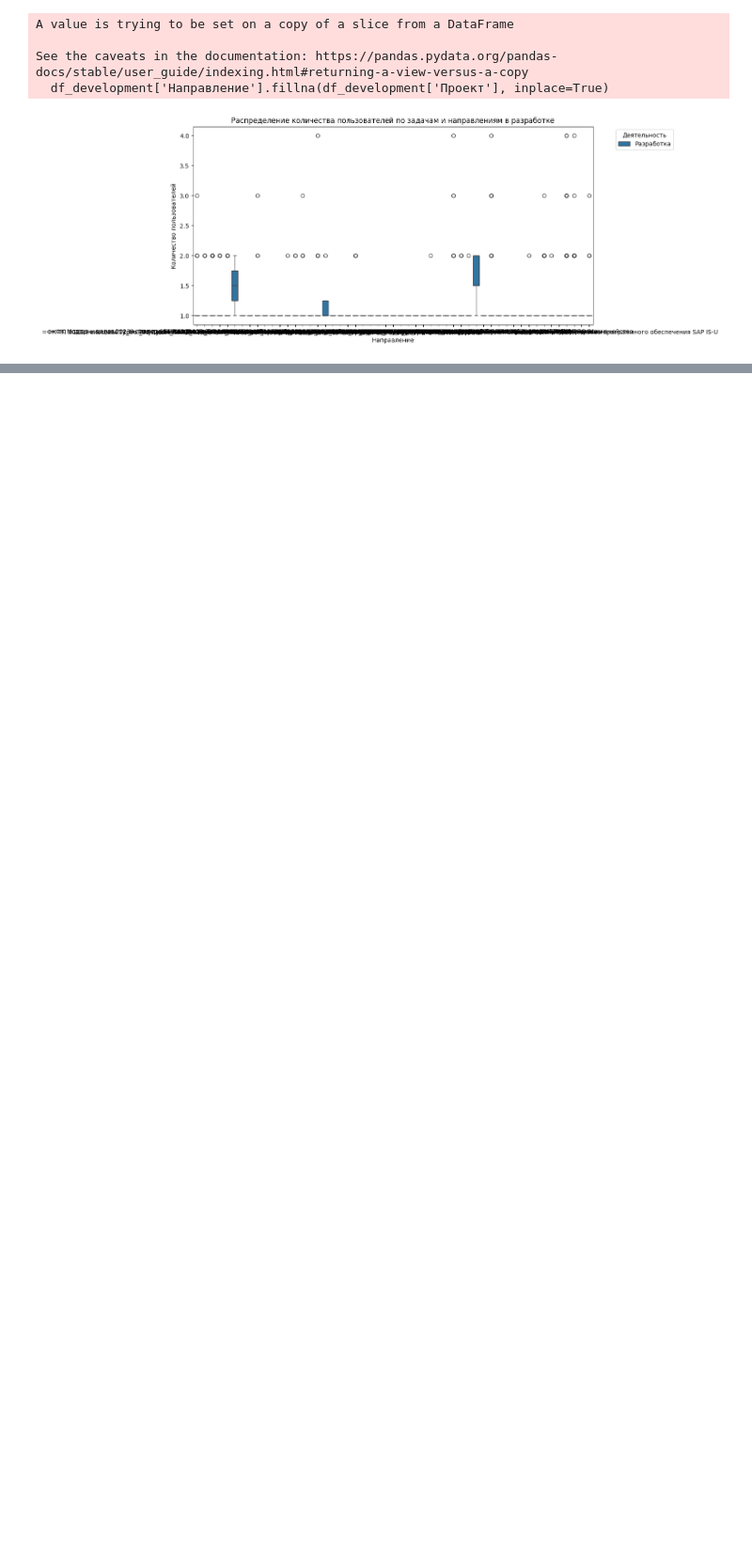
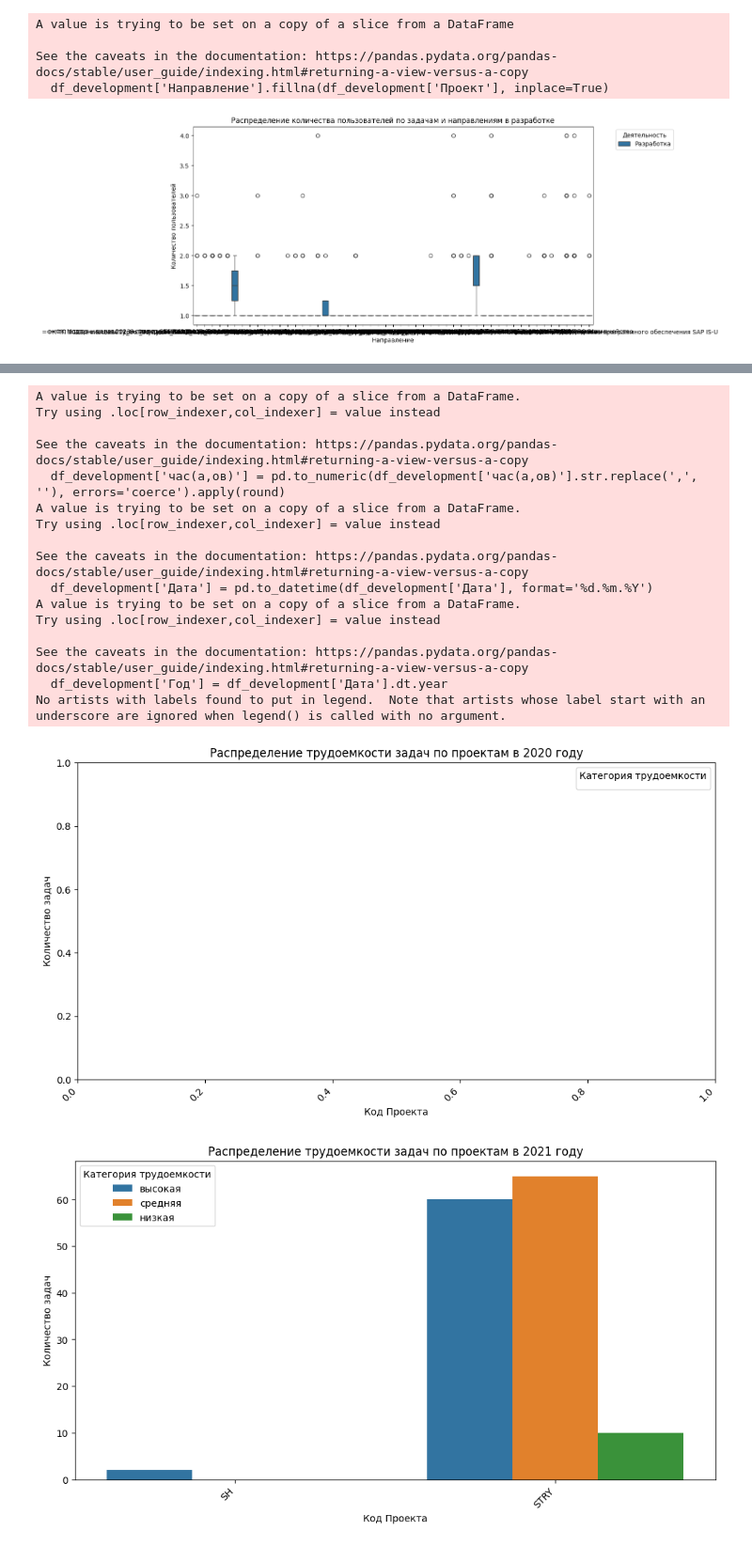
Before and after one commit to SofiFairyTell/BigData, a Jupyter notebook: BigData.ipynb, the cells around one changed output, grey strips where cells are left out. Shown at 94% size. Drawn from its saved outputs; the diff is of its cells as text; code cells hidden in the pictures; blank space fills up the shorter version.

```diff
--- a/BigData.ipynb
+++ b/BigData.ipynb
@@ -965,0 +1067,71 @@ ModuleNotFoundError: No module named 'sklearn'
+# %%
+import pandas as pd
+import matplotlib.pyplot as plt
+import seaborn as sns
+
+# Загрузка данных из файла timelog.csv
+df_timelog = pd.read_csv('timelog_with_project_code.csv')  # Укажите фактический путь к вашему файлу
+
+# Выбираем только задачи по деятельности "Разработка"
+df_development = df_timelog[df_timelog['Деятельность'] == 'Разработка']
+
+# Преобразование столбца "час(а,ов)" в числовой формат с округлением
+df_development['час(а,ов)'] = pd.to_numeric(df_development['час(а,ов)'].str.replace(',', ''), errors='coerce').apply(round)
+
+# Преобразование столбца 'Дата' в тип datetime с явным указанием формата даты
+df_development['Дата'] = pd.to_datetime(df_development['Дата'], format='%d.%m.%Y')
+
+# Создаем столбец с годом
+df_development['Год'] = df_development['Дата'].dt.year
+
+# Группируем данные по уникальным задачам, проектам и годам
+grouped_by_project_df = df_development.groupby(['Код Проекта', 'Номер Задачи', 'Год'])['час(а,ов)'].agg(['count', 'mean']).reset_index()
+
+# Добавляем категории трудоемкости
+def categorize_workload(hours):
+    if hours > 500 and hours < 1500:
+        return 'высокая'
+    elif hours < 200:
+        return 'низкая'
+    elif hours < 500 and hours > 200:
+        return 'средняя'
+    else:
+        return
+
+grouped_by_project_df['Категория трудоемкости'] = grouped_by_project_df['mean'].apply(categorize_workload)
+
+# Строим график распределения трудоемкости задач для каждого года
+for year in range(2020, 2024):
+    # Отфильтруем данные по году
+    filtered_df = grouped_by_project_df[grouped_by_project_df['Год'] == year]
+
+    # Строим график распределения трудоемкости задач
+    plt.figure(figsize=(12, 6))
+    sns.countplot(x='Код Проекта', hue='Категория трудоемкости', data=filtered_df)
+    plt.title(f'Распределение трудоемкости задач по проектам в {year} году')
+    plt.xlabel('Код Проекта')
+    plt.ylabel('Количество задач')
+    plt.xticks(rotation=45, ha='right')  # Поворачиваем подписи оси x для лучшей видимости
+    plt.legend(title='Категория трудоемкости')
+        # Отображение графика
+    #plt.show
+    plt.savefig('категория_boxplot_by_'+str(year)+'.png', dpi=300, bbox_inches='tight')
+# %% [output]
+A value is trying to be set on a copy of a slice from a DataFrame.
+Try using .loc[row_indexer,col_indexer] = value instead
+
+See the caveats in the documentation: https://pandas.pydata.org/pandas-docs/stable/user_guide/indexing.html#returning-a-view-versus-a-copy
+  df_development['час(а,ов)'] = pd.to_numeric(df_development['час(а,ов)'].str.replace(',', ''), errors='coerce').apply(round)
+A value is trying to be set on a copy of a slice from a DataFrame.
+Try using .loc[row_indexer,col_indexer] = value instead
+
+See the caveats in the documentation: https://pandas.pydata.org/pandas-docs/stable/user_guide/indexing.html#returning-a-view-versus-a-copy
+  df_development['Дата'] = pd.to_datetime(df_development['Дата'], format='%d.%m.%Y')
+A value is trying to be set on a copy of a slice from a DataFrame.
+Try using .loc[row_indexer,col_indexer] = value instead
+
+See the caveats in the documentation: https://pandas.pydata.org/pandas-docs/stable/user_guide/indexing.html#returning-a-view-versus-a-copy
+  df_development['Год'] = df_development['Дата'].dt.year
+No artists with labels found to put in legend.  Note that artists whose label start with an underscore are ignored when legend() is called with no argument.
+[figure, added]
+[figure, added]
```
Also changed, not shown: parts of 4 cells of this notebook, 6 other files.
